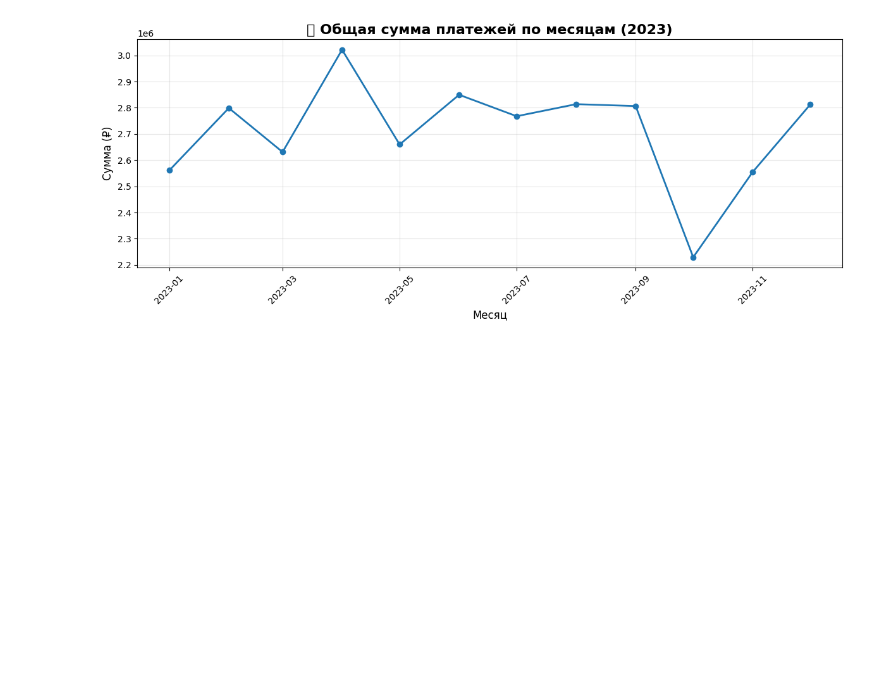
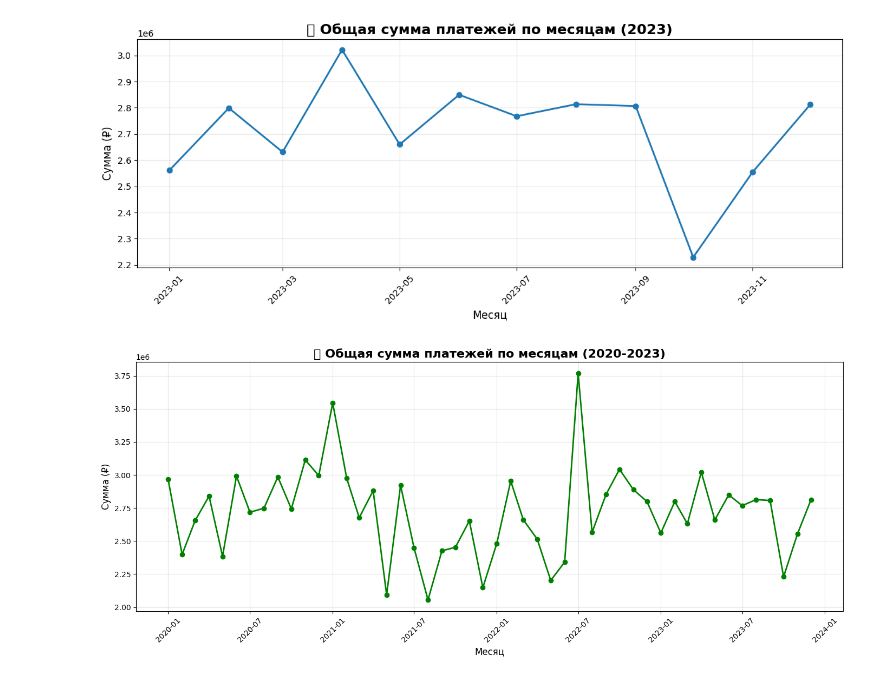
Before and after one commit to RuslanBertenev/api-dashboard, a Jupyter notebook: test-api.ipynb, the cells around one changed output. Cells and saved outputs as stored; diff of their text form; code cells hidden in the pictures; blank space fills up the shorter version.

```diff
--- a/test-api.ipynb
+++ b/test-api.ipynb
@@ -199,3 +199,32 @@ plt.tight_layout()
 plt.show()
 # %% [output]
 [figure]
+# %%
+import pandas as pd
+import matplotlib.pyplot as plt
+
+total_pays = pd.read_json("payments.json")
+total_pays['date_pay'] = pd.to_datetime(total_pays['date_pay'])
+
+
+payments_2020_2023 = total_pays[total_pays['date_pay'].between('2020-01-01', '2023-12-31 23:59:59')]
+
+
+monthly_sum = payments_2020_2023.groupby(
+    payments_2020_2023['date_pay'].dt.to_period('M')
+)['sum_pay'].sum().reset_index()
+
+monthly_sum['month'] = monthly_sum['date_pay'].dt.to_timestamp()
+
+
+plt.figure(figsize=(14, 6))
+plt.plot(monthly_sum['month'], monthly_sum['sum_pay'], marker='o', linewidth=2, color='green')
+plt.title('💰 Общая сумма платежей по месяцам (2020-2023)', fontsize=16, fontweight='bold')
+plt.xlabel('Месяц', fontsize=12)
+plt.ylabel('Сумма (₽)', fontsize=12)
+plt.grid(True, alpha=0.3)
+plt.xticks(rotation=45)
+plt.tight_layout()
+plt.show()
+# %% [output]
+[figure, added]
```
